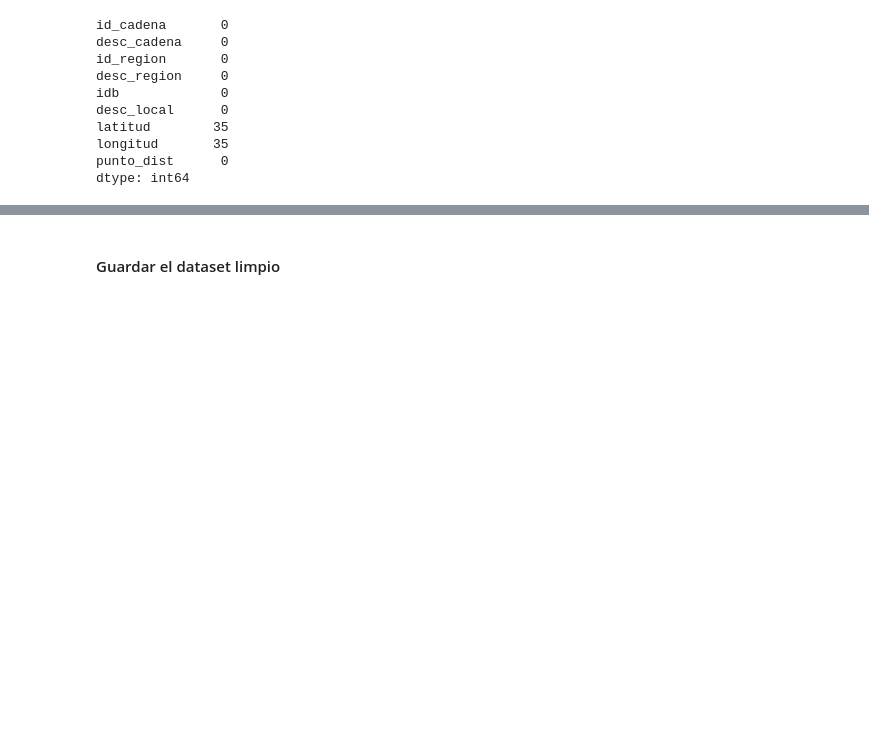
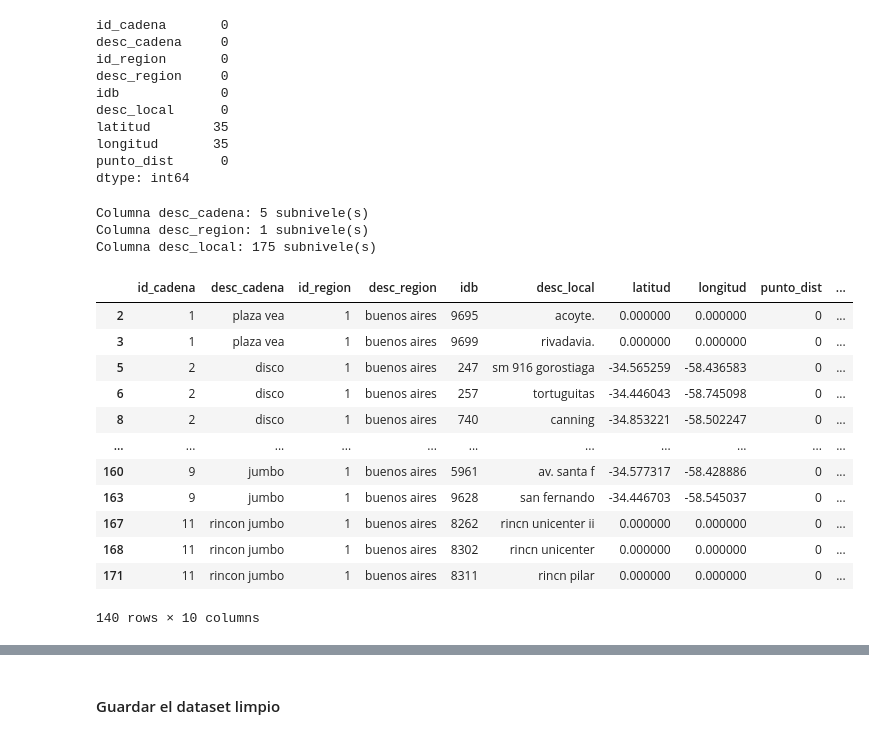
Before and after one commit to ErikaMelt/deodorants-project, a Jupyter notebook: data_processing/data_cleaning_locales.ipynb, the cells around one changed output, grey strips where cells are left out. Saved outputs shown, nothing was run; the diff lists cells and outputs as text; code cells hidden in the pictures; blank space fills up the shorter version.

```diff
--- a/data_processing/data_cleaning_locales.ipynb
+++ b/data_processing/data_cleaning_locales.ipynb
@@ -106,0 +107,9 @@ locales_df.head(175)  Pte. Per¢n. Rodr¡guez Pe¤a.
+# %%
+# Conteo de los niveles en las diferentes columnas categóricas
+col_categoricas = ['desc_cadena', 'desc_region', 'desc_local']
+for col in col_categoricas:
+    print(f'Columna {col}: {locales_df[col].nunique()} subnivele(s)')
+# %% [output]
+Columna desc_cadena: 5 subnivele(s)
+Columna desc_region: 1 subnivele(s)
+Columna desc_local: 175 subnivele(s)
@@ -107,3 +123,19 @@ locales_df.head(175)  Pte. Per¢n. Rodr¡guez Pe¤a.
+# %%
+locales_df.head(200)
+# %% [output]
+|  | id_cadena | desc_cadena | id_region | desc_region | idb | desc_local | latitud | longitud | punto_dist | ... |
+| 2 | 1 | plaza vea | 1 | buenos aires | 9695 | acoyte. | 0.000000 | 0.000000 | 0 | ... |
+| 3 | 1 | plaza vea | 1 | buenos aires | 9699 | rivadavia. | 0.000000 | 0.000000 | 0 | ... |
+| 5 | 2 | disco | 1 | buenos aires | 247 | sm 916 gorostiaga | -34.565259 | -58.436583 | 0 | ... |
+| 6 | 2 | disco | 1 | buenos aires | 257 | tortuguitas | -34.446043 | -58.745098 | 0 | ... |
+| 8 | 2 | disco | 1 | buenos aires | 740 | canning | -34.853221 | -58.502247 | 0 | ... |
+| ... | ... | ... | ... | ... | ... | ... | ... | ... | ... | ... |
+| 160 | 9 | jumbo | 1 | buenos aires | 5961 | av. santa f | -34.577317 | -58.428886 | 0 | ... |
+| 163 | 9 | jumbo | 1 | buenos aires | 9628 | san fernando | -34.446703 | -58.545037 | 0 | ... |
+| 167 | 11 | rincon jumbo | 1 | buenos aires | 8262 | rincn unicenter ii | 0.000000 | 0.000000 | 0 | ... |
+| 168 | 11 | rincon jumbo | 1 | buenos aires | 8302 | rincn unicenter | 0.000000 | 0.000000 | 0 | ... |
+| 171 | 11 | rincon jumbo | 1 | buenos aires | 8311 | rincn pilar | 0.000000 | 0.000000 | 0 | ... |
+140 rows × 10 columns
 # %%
 locales_df.describe()
 # %% [output]
```
Also changed, not shown: parts of 17 cells of this notebook, 1 other file.
